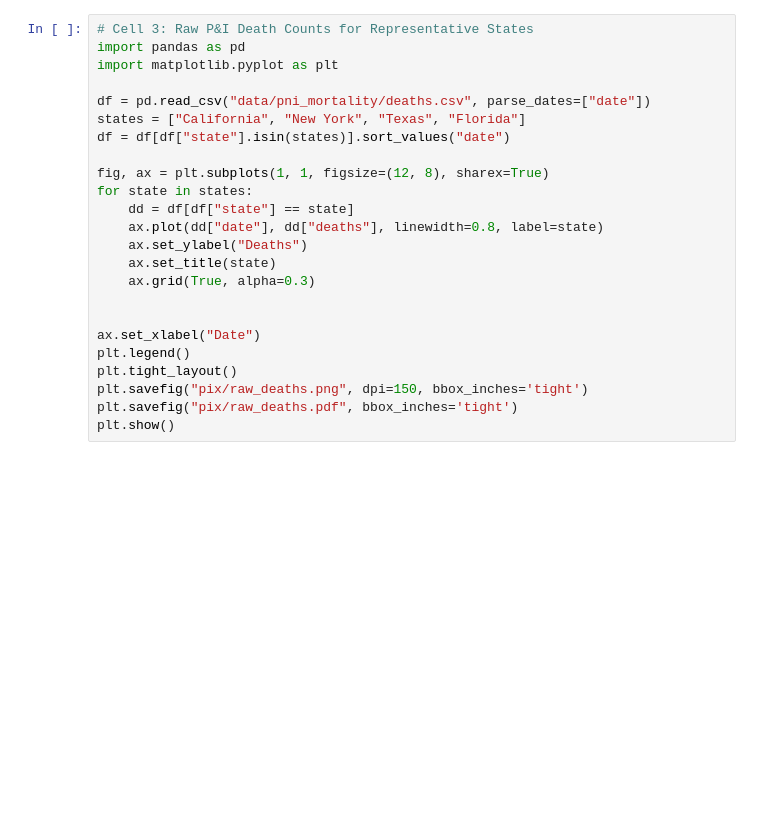
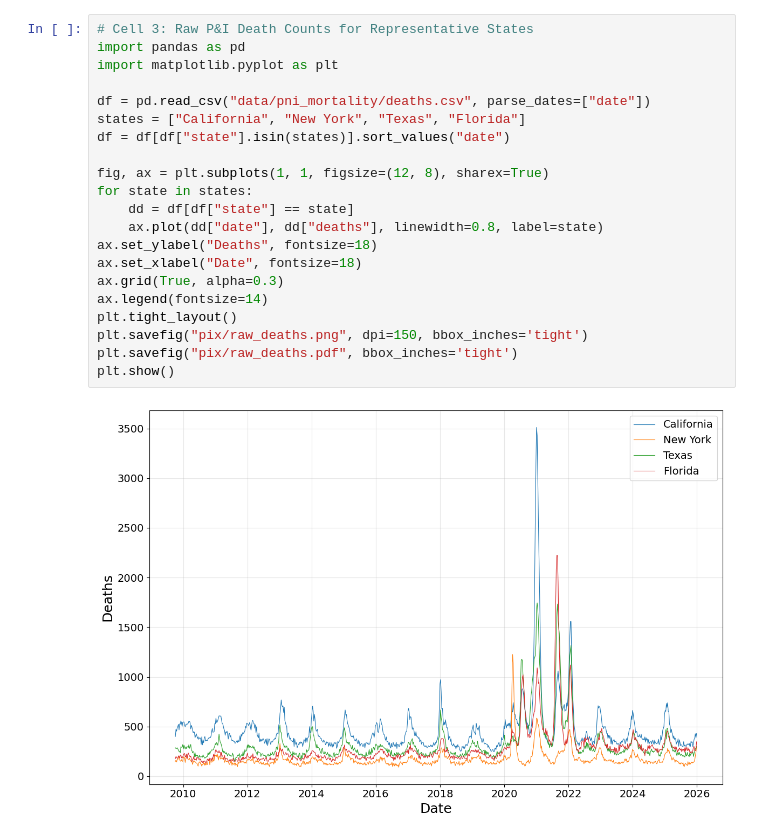
Before and after one commit to yairdaon/contacts, a Jupyter notebook: visualization_notebook.ipynb, the cells around one changed output. Saved outputs shown, nothing was run; the diff lists cells and outputs as text; blank space fills up the shorter version.

```diff
--- a/visualization_notebook.ipynb
+++ b/visualization_notebook.ipynb
@@ -155,27 +161,26 @@ plt.show()
 # %%
 # Cell 3: Raw P&I Death Counts for Representative States
 import pandas as pd
 import matplotlib.pyplot as plt
 
 df = pd.read_csv("data/pni_mortality/deaths.csv", parse_dates=["date"])
 states = ["California", "New York", "Texas", "Florida"]
 df = df[df["state"].isin(states)].sort_values("date")
 
 fig, ax = plt.subplots(1, 1, figsize=(12, 8), sharex=True)
 for state in states:
     dd = df[df["state"] == state]
     ax.plot(dd["date"], dd["deaths"], linewidth=0.8, label=state)
-    ax.set_ylabel("Deaths")
-    ax.set_title(state)
-    ax.grid(True, alpha=0.3)
-
-
-ax.set_xlabel("Date")
-plt.legend()
+ax.set_ylabel("Deaths", fontsize=18)
+ax.set_xlabel("Date", fontsize=18)
+ax.grid(True, alpha=0.3)
+ax.legend(fontsize=14)
 plt.tight_layout()
 plt.savefig("pix/raw_deaths.png", dpi=150, bbox_inches='tight')
 plt.savefig("pix/raw_deaths.pdf", bbox_inches='tight')
 plt.show()
+# %% [output]
+[figure, added]
 # %%
 # P&I Deaths with flu seasons highlighted
 import pandas as pd
```
Also changed, not shown: parts of 7 cells of this notebook, 4 other files.
